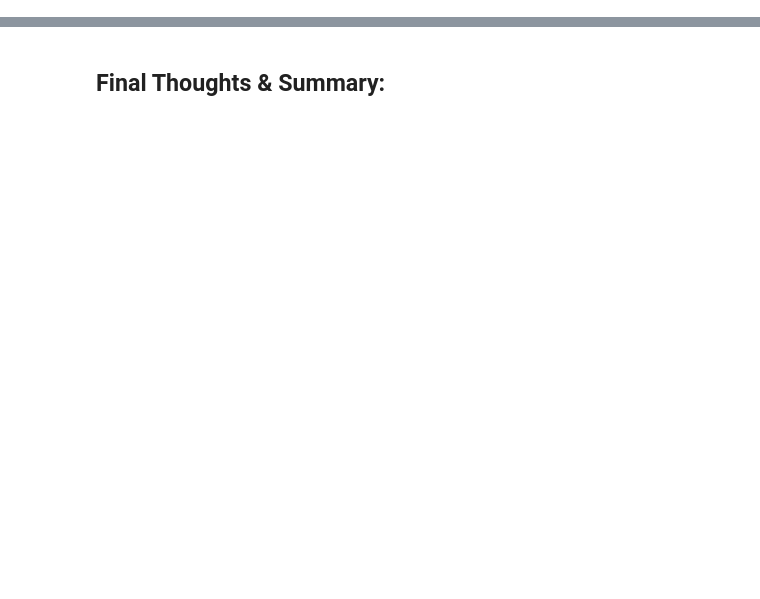
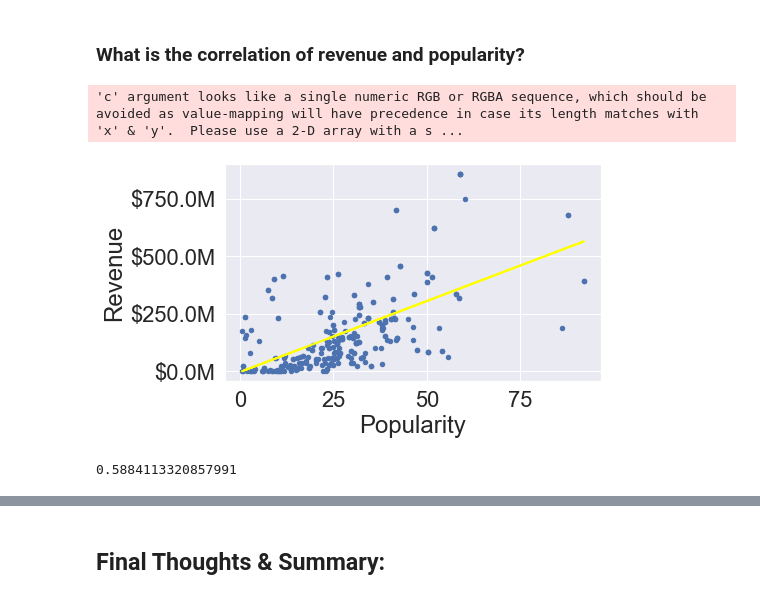
Before and after one commit to AlisonSalerno/scifi-movie-eda-project, a Jupyter notebook: AJAnalyticaFinal.ipynb, the cells around one changed output, grey strips where cells are left out. Saved outputs shown, nothing was run; the diff lists cells and outputs as text; code cells hidden in the pictures; blank space fills up the shorter version.

```diff
--- a/AJAnalyticaFinal.ipynb
+++ b/AJAnalyticaFinal.ipynb
@@ -143,0 +199,22 @@ plt.bar(range(len(top_10)),top_10_revenue)
+# %% [markdown]
+### What is the correlation of revenue and popularity?
+# %%
+#scatterplot to show that popularity has a high correlation with revenue
+
+y = scifi_df.plot(kind='scatter',x='Popularity',y='Revenue')
+
+m,b=np.polyfit(scifi_df['Popularity'], scifi_df['Revenue'], 1)
+plt.plot(scifi_df['Popularity'], m*scifi_df['Popularity'] + b, linewidth = 2, color='yellow')
+
+y.yaxis.set_major_formatter(formatter)
+
+plt.show()
+# %% [output]
+'c' argument looks like a single numeric RGB or RGBA sequence, which should be avoided as value-mapping will have precedence in case its length matches with 'x' & 'y'.  Please use a 2-D array with a s ...
+[figure, added]
+# %%
+#Correlation between Revenue and Popularity
+
+scifi_df['Revenue'].corr(scifi_df['Popularity'])
+# %% [output]
+0.5884113320857991
```
Also changed, not shown: parts of 46 cells of this notebook, 4 other files.
